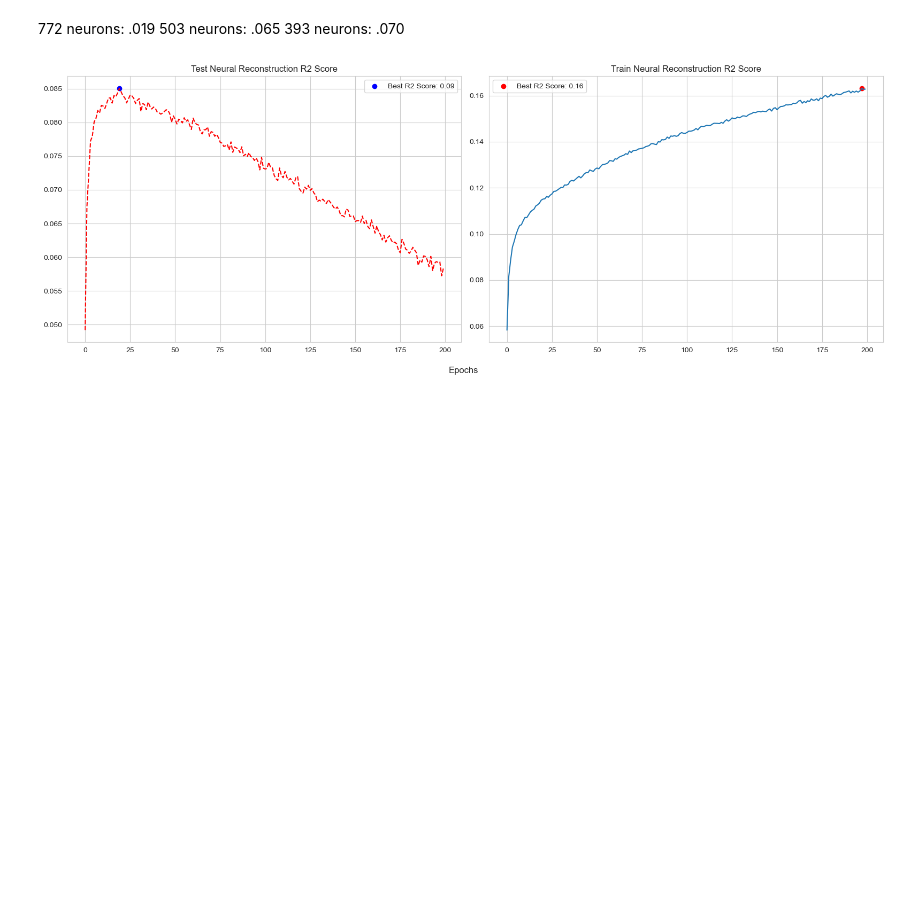
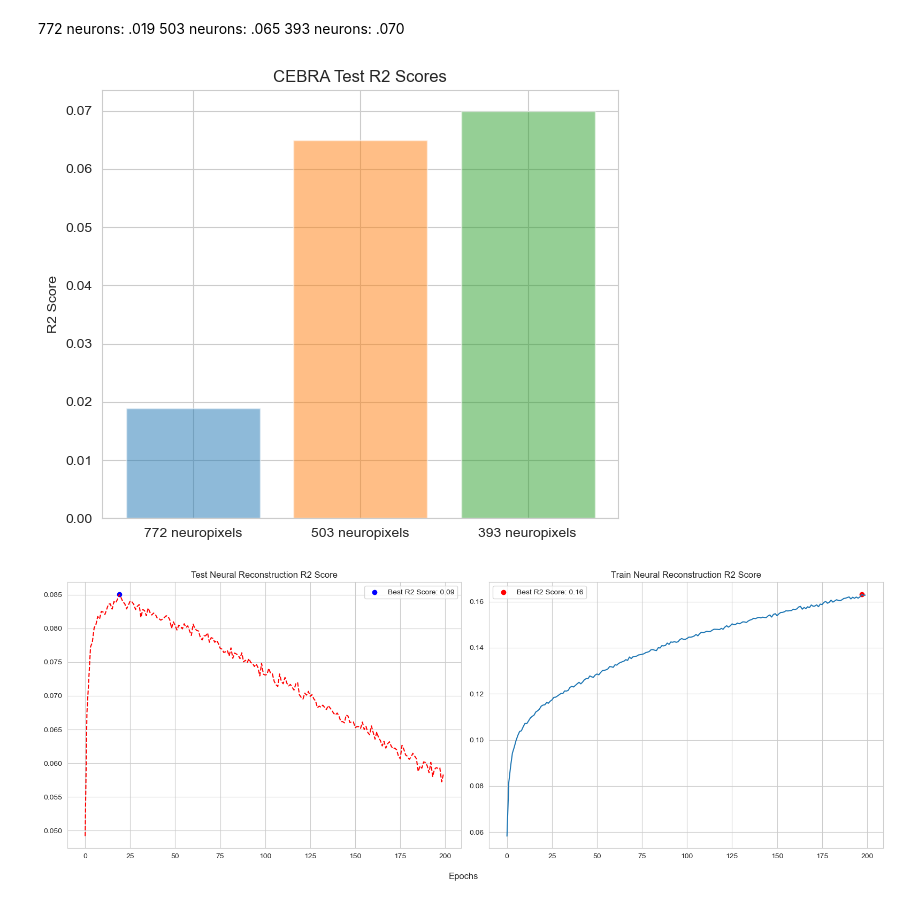
Before and after one commit to josephyu11600/ML-Neural-Data, a Jupyter notebook: Project/notebooks/Demo_Allen.ipynb, the cells around one changed output. Saved outputs shown, nothing was run; the diff lists cells and outputs as text; code cells hidden in the pictures; blank space fills up the shorter version.

Commit message:
update project to incldue cebra test set graphs

```diff
--- a/Project/notebooks/Demo_Allen.ipynb
+++ b/Project/notebooks/Demo_Allen.ipynb
@@ -656,6 +656,23 @@ r2_test
 772 neurons: .019
 503 neurons: .065
 393 neurons: .070
+# %%
+import seaborn as sns
+sns.set_style('whitegrid')
+labels = ['772 neuropixels', '503 neuropixels', '393 neuropixels']
+r2_scores = [0.019, 0.065, 0.070]
+colors = ['#1f77b4', '#ff7f0e', '#2ca02c', '#d62728', '#9467bd', '#8c564b', '#e377c2']
+
+fig, ax = plt.subplots(figsize = (6,5))
+ax.bar(labels, r2_scores, color = colors, alpha = 0.5)
+ax.set_ylabel('R2 Score')
+ax.set_title('CEBRA Test R2 Scores')
+plt.tight_layout()
+
+# plt.savefig('../images/cebra_test_r2_scores.png')
+plt.show()
+# %% [output]
+[figure, added]
 # %%
 import seaborn as sns
 sns.set_style("whitegrid")
```
Also changed, not shown: 9 other files.
